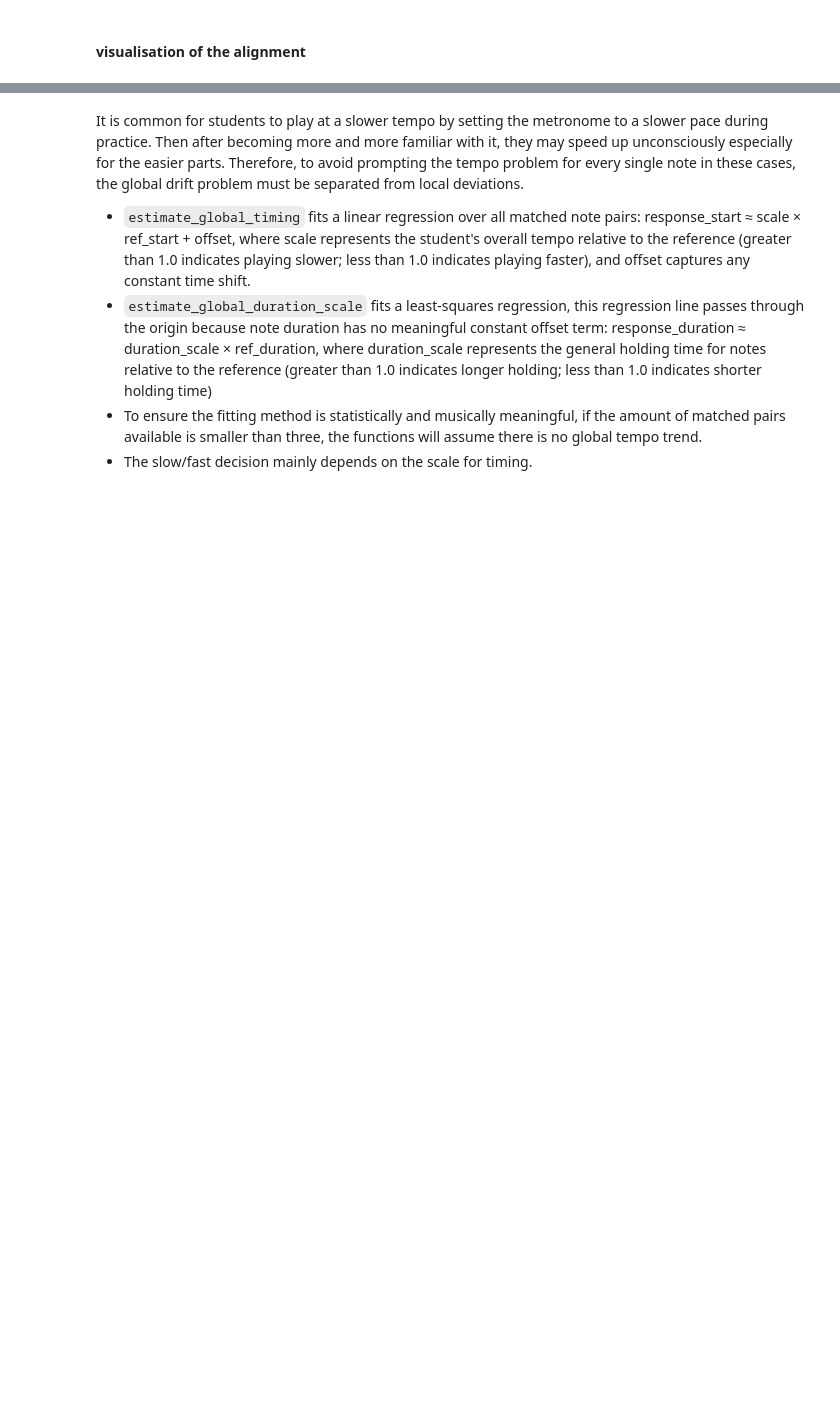
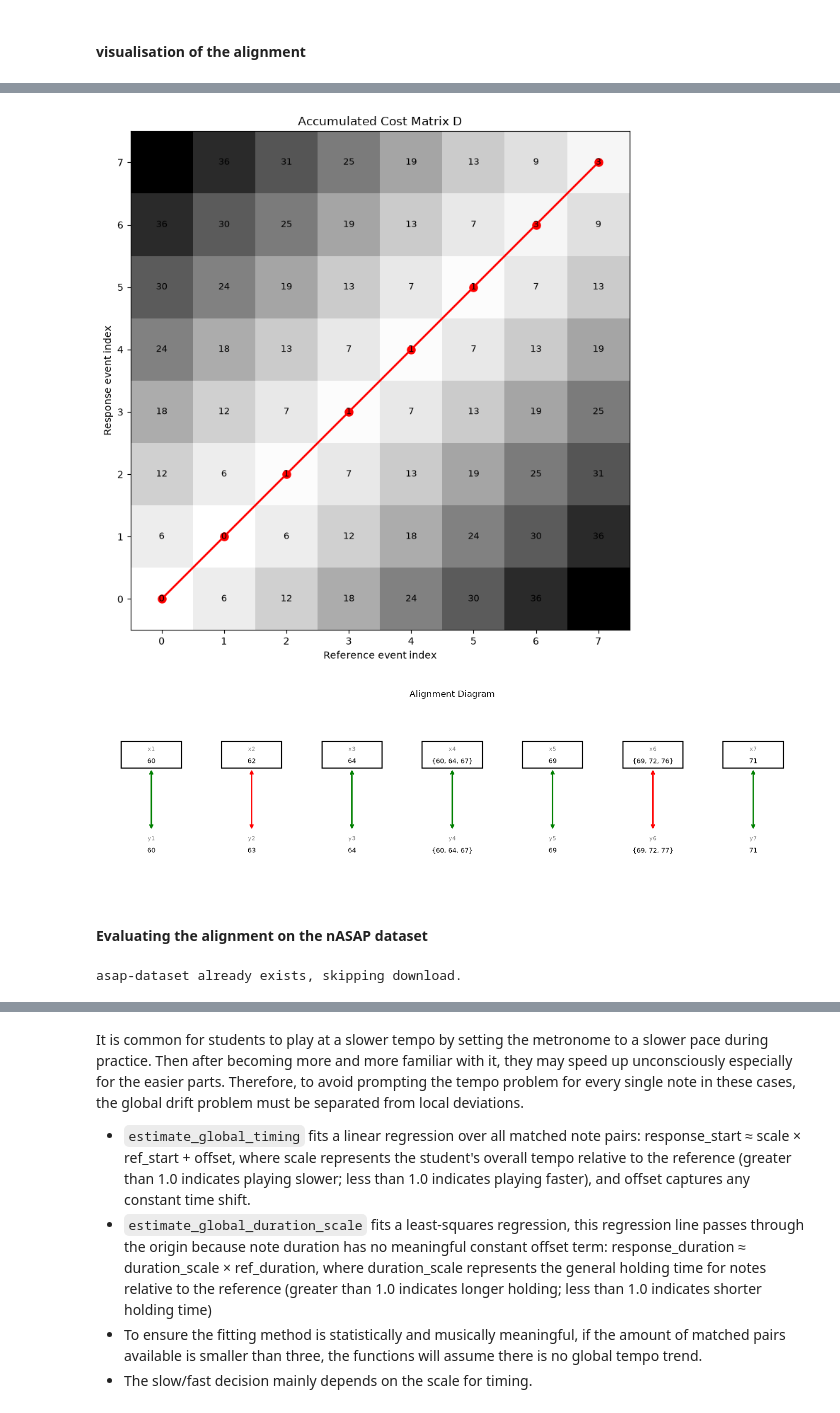
Before and after one commit to lambda-feedback/compareMusic, a Jupyter notebook: notebooks/Phase1-1.5_summary.ipynb, the cells around one changed output, grey strips where cells are left out. Drawn from its saved outputs; the diff is of its cells as text; code cells hidden in the pictures; blank space fills up the shorter version.

Commit message:
tidy up phase 1 notebooks

```diff
--- a/notebooks/Phase1-1.5_summary.ipynb
+++ b/notebooks/Phase1-1.5_summary.ipynb
@@ -38,7 +61,7 @@ referenceMIDI = {
 responseMIDI = {
     "performance_type": "response",
     "notes": [
-        {"pitch": 60, "start": 0.00, "duration": 0.48},  # C4  — correct
+        {"pitch": 60, "start": 0.10, "duration": 0.48},  # C4  — correct
         {"pitch": 63, "start": 0.60, "duration": 0.48},  # D#4 — wrong pitch (expected D4)
         {"pitch": 64, "start": 1.00, "duration": 0.48},  # E4  — local timing error
         # Chord 1: student plays C major correctly (all 3 notes, within 50ms window)
@@ -297,0 +196,44 @@ plt.show()
+# %%
+GAP_PENALTY = 6
+
+# Step 1: Event-level alignment using edit distance
+operations, D = event_alignment_ED(
+    response_events,
+    ref_events,
+    gap_penalty=GAP_PENALTY,
+)
+
+plot_edit_distance_alignment(
+    operations=operations,
+    D=D,
+    response_events=response_events,
+    ref_events=ref_events,
+)
+# %% [output]
+[figure, added]
+[figure, added]
+# %% [markdown]
+#### Evaluating the alignment on the nASAP dataset
+# %%
+import pandas as pd
+
+from notebooks.utils.nasap_alignment_evaluation import (
+    evaluate_alignment_dataset,
+    prepare_alignment_case_study,
+    load_named_midi_test_case,
+    plot_alignment,
+    plot_typical_alignment_cases,
+    print_alignment_case_summary
+)
+
+import os
+# Note: use CPJKU version (not fosfrancesco) because only CPJKU has
+# the note_alignments TSV files are needed for ground truth comparison.
+if not os.path.exists("asap-dataset"):
+    os.system("git clone https://github.com/CPJKU/asap-dataset.git")
+else:
+    print("asap-dataset already exists, skipping download.")
+
+ASAP_PATH = "asap-dataset"
+# %% [output]
+asap-dataset already exists, skipping download.
```
Also changed, not shown: parts of 39 cells of this notebook.
